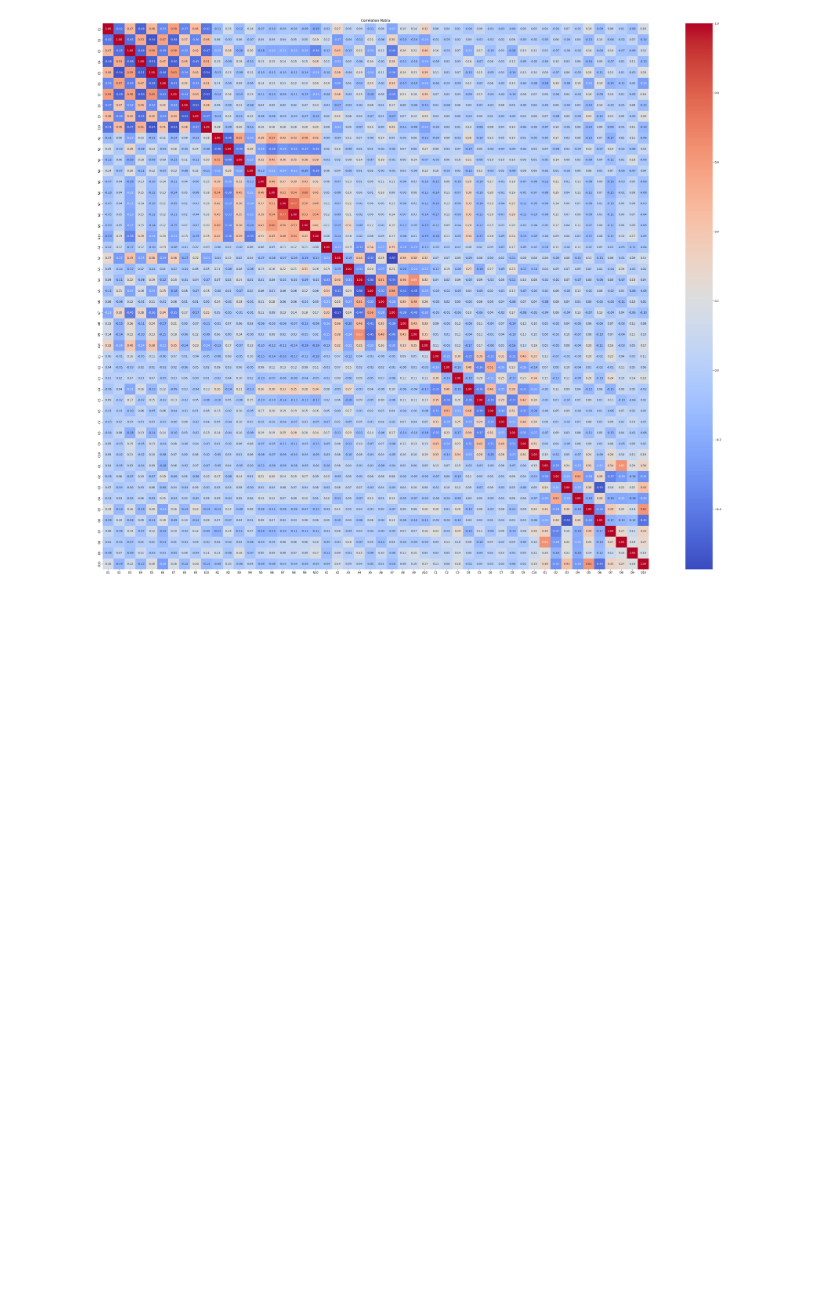
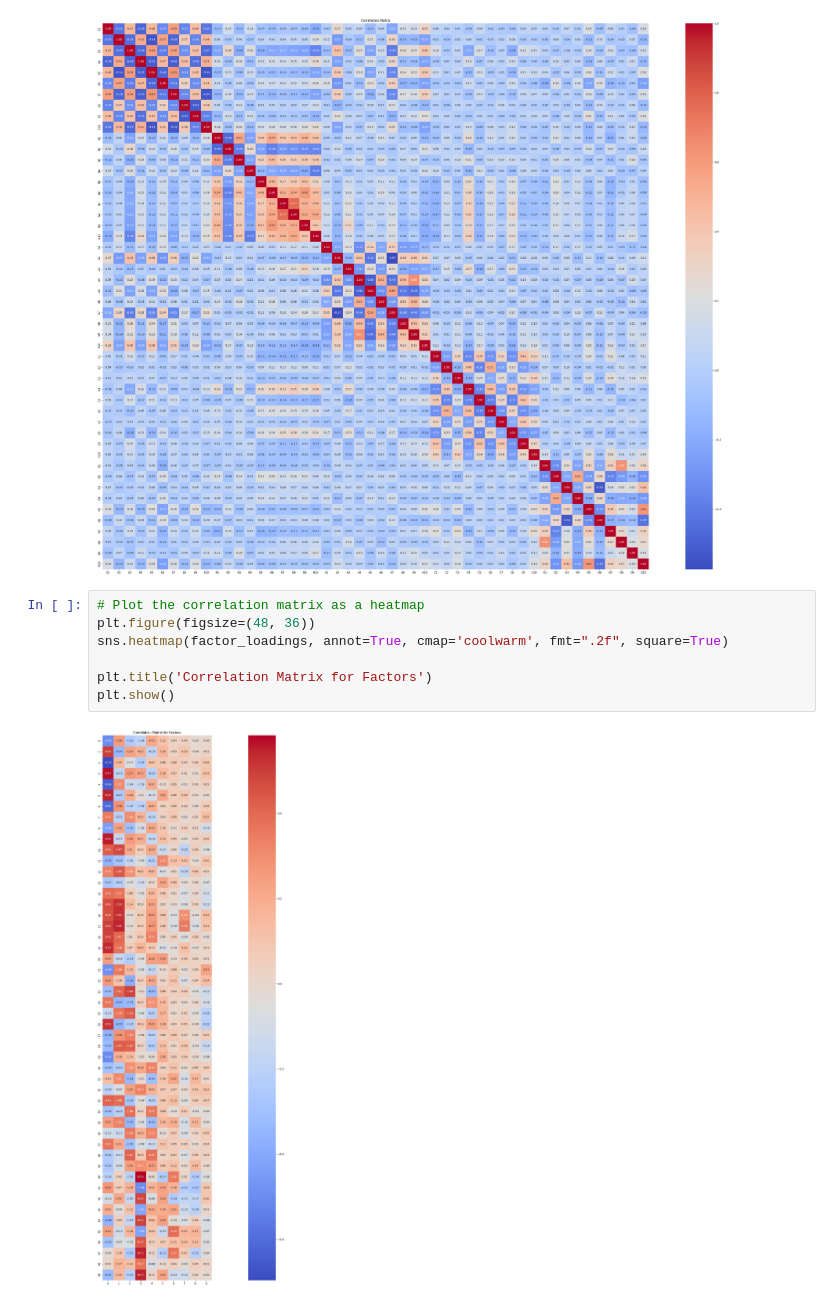
Before and after one commit to MaliheDahmardeh/EFA-analysis, a Jupyter notebook: Welcome_to_Colaboratory.ipynb, the cells around one changed output. Drawn from its saved outputs; the diff is of its cells as text; blank space fills up the shorter version.

```diff
--- a/Welcome_to_Colaboratory.ipynb
+++ b/Welcome_to_Colaboratory.ipynb
@@ -136,3 +136,12 @@ plt.title('Correlation Matrix')
 plt.show()
 # %% [output]
 [figure]
+# %%
+# Plot the correlation matrix as a heatmap
+plt.figure(figsize=(48, 36))
+sns.heatmap(factor_loadings, annot=True, cmap='coolwarm', fmt=".2f", square=True)
+
+plt.title('Correlation Matrix for Factors')
+plt.show()
+# %% [output]
+[figure, added]
```
Also changed, not shown: parts of 1 cell of this notebook.
